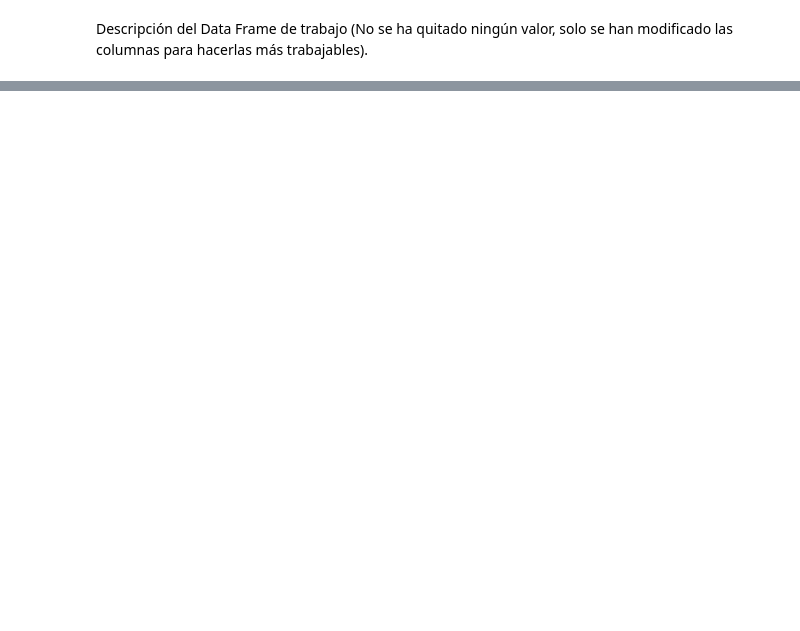
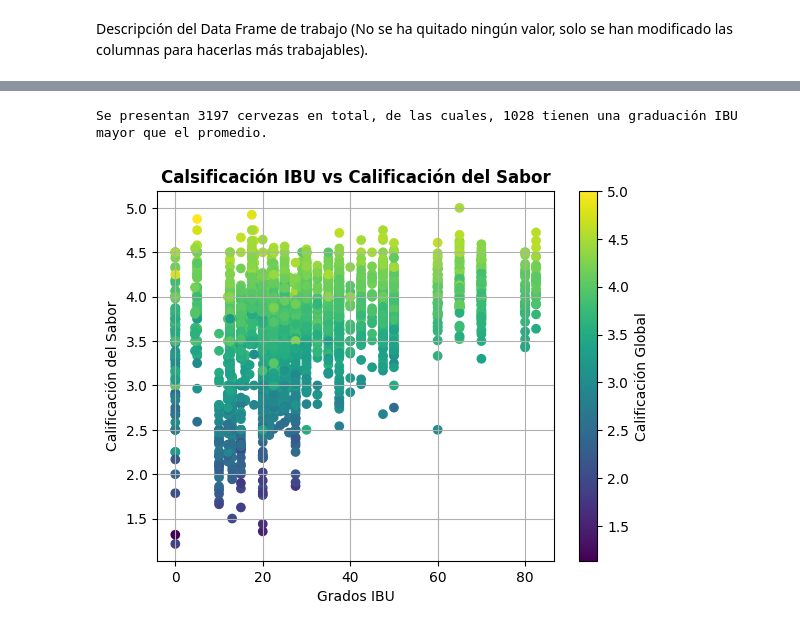
Before and after one commit to JMRRT1992/Coderhouse, a Jupyter notebook: Proyecto/Data/Raw/Entrega 3/ProyectoDS_ParteI_ReyesRetanaT.ipynb, the cells around one changed output, grey strips where cells are left out. Cells and saved outputs as stored; diff of their text form; code cells hidden in the pictures; blank space fills up the shorter version.

```diff
--- a/Proyecto/Data/Raw/Entrega 3/ProyectoDS_ParteI_ReyesRetanaT.ipynb
+++ b/Proyecto/Data/Raw/Entrega 3/ProyectoDS_ParteI_ReyesRetanaT.ipynb
@@ -178,0 +346,25 @@ print(beer_cnt)
+# %%
+# Observaciones adicionales.
+cant_cerv_calif = len(wrk_df["IBU_Promedio"])
+cerv_menor_IBU = len(wrk_df.loc[(wrk_df.IBU_Promedio > IBU_promedio),"IBU_Promedio"])
+
+print("Se presentan {} cervezas en total, de las cuales, {} tienen una graduación IBU mayor que el promedio." .format(cant_cerv_calif,cerv_menor_IBU))
+# %% [output]
+Se presentan 3197 cervezas en total, de las cuales, 1028 tienen una graduación IBU mayor que el promedio.
+# %%
+# Graficamos la columna IBU Promedio vs la columna review_taste, donde el color de cada punto vendrá dado por la columna
+# review overall.
+IBU4,ax = plt.subplots()
+
+# Nombramos al gráfico para posteriormente poder crear la escala de color.
+IBUsc = ax.scatter(wrk_df['IBU_Promedio'], wrk_df['review_taste'], c = wrk_df['review_overall'])
+ax.set_xlabel(xlabel = 'Grados IBU')
+ax.set_ylabel(ylabel = 'Calificación del Sabor')
+ax.set_title(label = 'Calsificación IBU vs Calificación del Sabor')
+ax.grid(visible = True)
+
+# Creamos la escala de color de acuerdo a la variable review_overall.
+cbar = IBU4.colorbar(IBUsc)
+cbar.set_label('Calificación Global')
+# %% [output]
+[figure, added]
```
Also changed, not shown: parts of 20 cells of this notebook.
